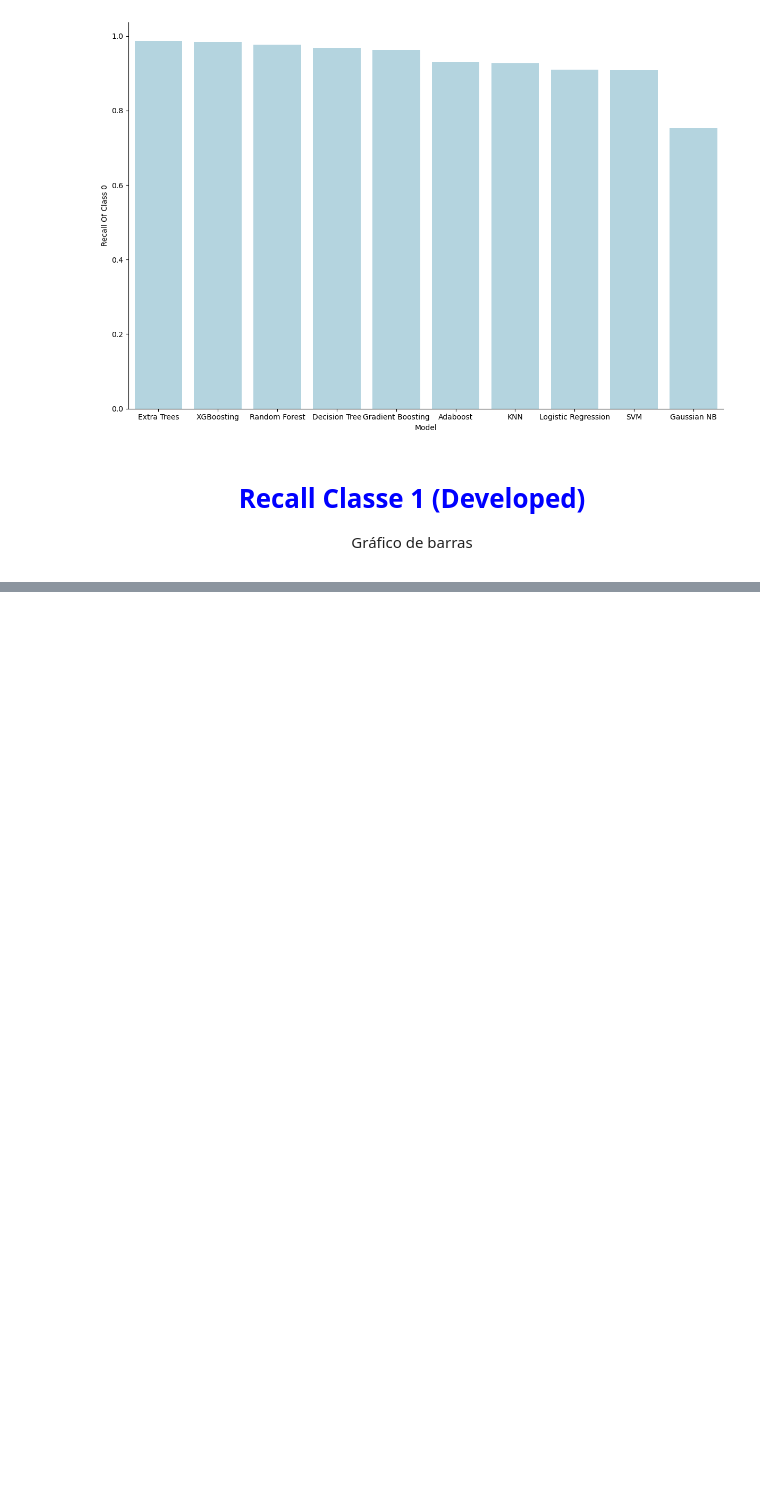
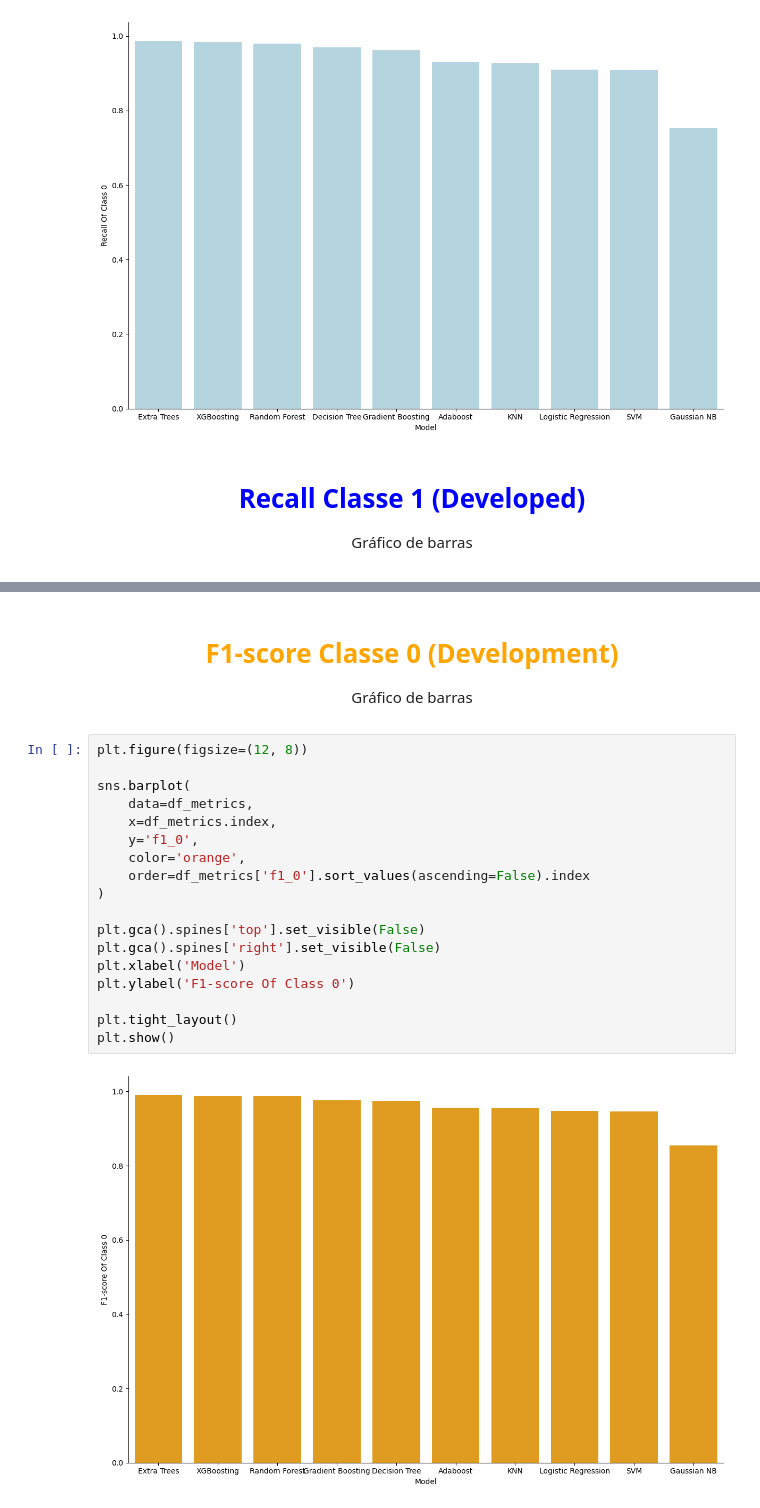
Before and after one commit to SLCosta1011/Country-Development-Predictor, a Jupyter notebook: model_test.ipynb, the cells around one changed output, grey strips where cells are left out. Cells and saved outputs as stored; diff of their text form; blank space fills up the shorter version.

Commit message:
Bar chart of the F1-score for classes 0 and 1

```diff
--- a/model_test.ipynb
+++ b/model_test.ipynb
@@ -881,0 +882,28 @@ plt.show()
+# %% [markdown]
+<div style='padding:25px, border-radius:18px, radius:2px solid #ddd';>
+
+<h1 style='text-align:center; color:orange';>F1-score Classe 0 (Development)</h1>
+
+<p style='text-align:center; font-size:15px';>Gráfico de barras</p>
+
+</div>
+# %%
+plt.figure(figsize=(12, 8))
+
+sns.barplot(
+    data=df_metrics,
+    x=df_metrics.index,
+    y='f1_0',
+    color='orange',
+    order=df_metrics['f1_0'].sort_values(ascending=False).index
+)
+
+plt.gca().spines['top'].set_visible(False)
+plt.gca().spines['right'].set_visible(False)
+plt.xlabel('Model')
+plt.ylabel('F1-score Of Class 0')
+
+plt.tight_layout()
+plt.show()
+# %% [output]
+[figure, added]
```
Also changed, not shown: parts of 8 cells of this notebook.
